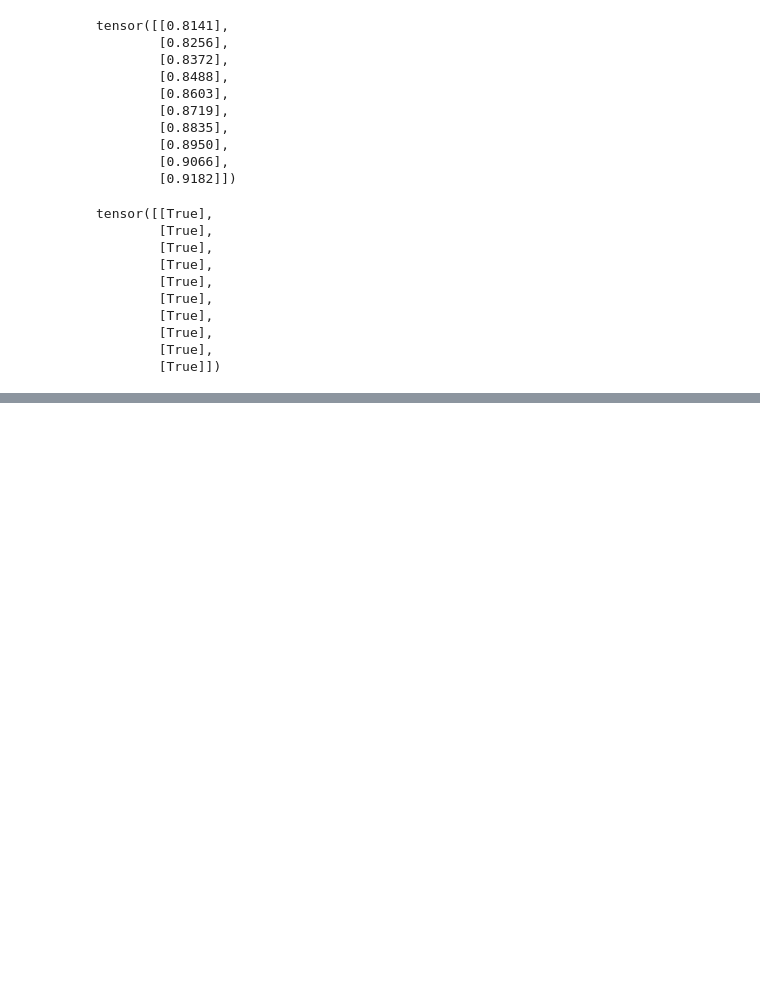
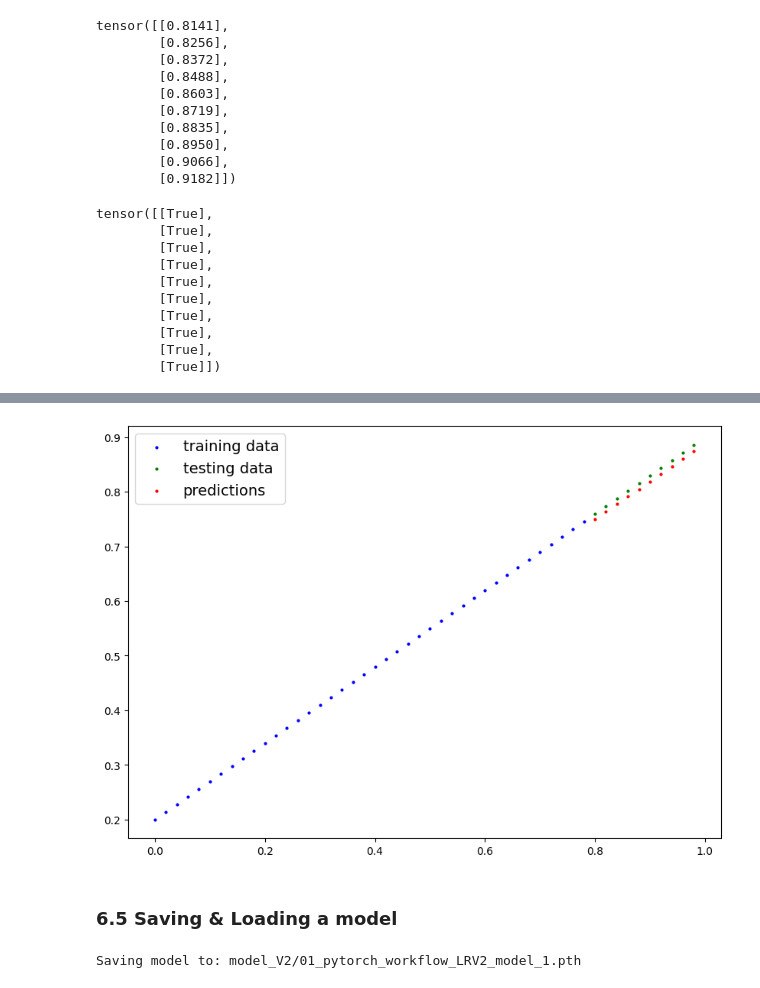
Before and after one commit to AJAYM888/Course_PyTorch, a Jupyter notebook: 01_pytorch_workflow.ipynb, the cells around one changed output, grey strips where cells are left out. Saved outputs shown, nothing was run; the diff lists cells and outputs as text; code cells hidden in the pictures; blank space fills up the shorter version.

Commit message:
Congratulations!, Done with LR using PyTorch

```diff
--- a/01_pytorch_workflow.ipynb
+++ b/01_pytorch_workflow.ipynb
@@ -667,0 +689,5 @@ tensor([[True],
+# %%
+# setup device agnostic code
+device = "cuda" if torch.cuda.is_available() else 'cpu'
+
+print(f"Using device: {device}")
@@ -667,0 +872,9 @@ tensor([[True],
+# %%
+# Setup a loss function
+
+loss_fn = nn.L1Loss() # same as MAE/MSE
+
+#setup optmizer
+
+optimizer = torch.optim.SGD(params=model_1.parameters(),
+                            lr=0.01)
@@ -667,0 +951,11 @@ tensor([[True],
+# %%
+# Turn model into evaluation mode
+
+model_1.eval()
+
+# Make predictions on the test data
+
+with torch.inference_mode():
+  y_preds = model_1(X_test)
+
+y_preds
@@ -667,0 +973,26 @@ tensor([[True],
+# %%
+# Check out our model predictions visually
+
+plot_predictions(predictions=y_preds.cpu())
+# %% [output]
+[figure, added]
+# %% [markdown]
+### 6.5 Saving & Loading a model
+# %%
+# Saving out PyTorch Model
+from pathlib import Path
+
+# 1. Create model directory
+MODEL_PATH = Path("model_V2")
+MODEL_PATH.mkdir(parents=True, exist_ok=True)
+
+# 2. Create model save path
+MODEL_NAME = "01_pytorch_workflow_LRV2_model_1.pth"
+MODEL_SAVE_PATH = MODEL_PATH / MODEL_NAME
+
+# 3. Save the model state_dict()
+print(f"Saving model to: {MODEL_SAVE_PATH}")
+torch.save(obj=model_1.state_dict(),
+           f=MODEL_SAVE_PATH )
+# %% [output]
+Saving model to: model_V2/01_pytorch_workflow_LRV2_model_1.pth
```
Also changed, not shown: parts of 26 cells of this notebook.
